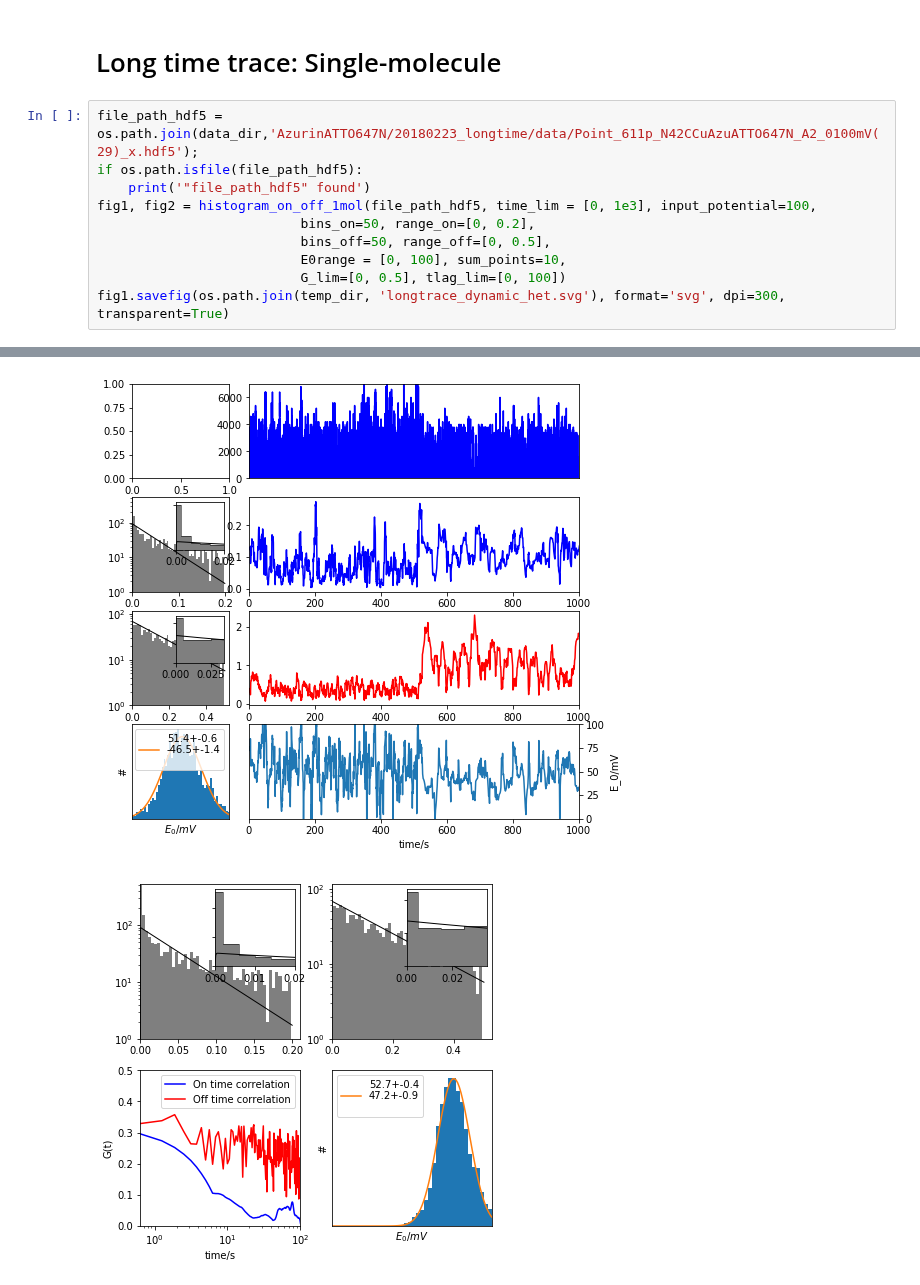
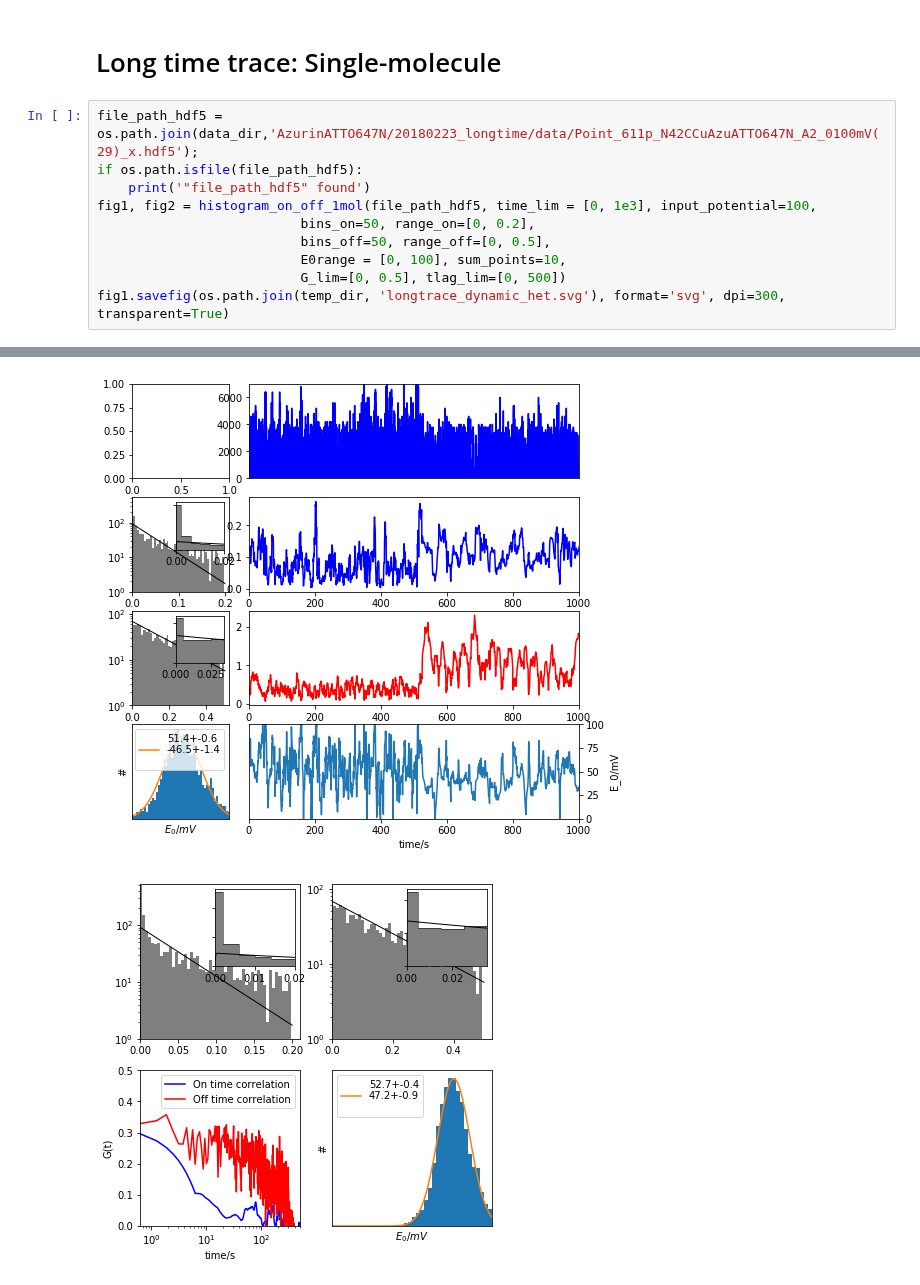
Before and after one commit to biswajitSM/Azurin_SM_repo, a Jupyter notebook: Manuscript/Figure_AT647N/Figure_AzATTO647N.ipynb, the cells around one changed output, grey strips where cells are left out. Drawn from its saved outputs; the diff is of its cells as text.

```diff
--- a/Manuscript/Figure_AT647N/Figure_AzATTO647N.ipynb
+++ b/Manuscript/Figure_AT647N/Figure_AzATTO647N.ipynb
@@ -395,22 +395,22 @@ plt.savefig(os.path.join(temp_dir, 't_ratio_vs_V_diff_time.svg'), format='svg',
 # %%
 file_path_hdf5 = os.path.join(data_dir,'AzurinATTO647N/20180223_longtime/data/Point_611p_N42CCuAzuATTO647N_A2_0100mV(29)_x.hdf5');
 if os.path.isfile(file_path_hdf5):
     print('"file_path_hdf5" found')
 fig1, fig2 = histogram_on_off_1mol(file_path_hdf5, time_lim = [0, 1e3], input_potential=100,
                           bins_on=50, range_on=[0, 0.2],
                           bins_off=50, range_off=[0, 0.5],
                           E0range = [0, 100], sum_points=10,
-                          G_lim=[0, 0.5], tlag_lim=[0, 100])
+                          G_lim=[0, 0.5], tlag_lim=[0, 500])
 fig1.savefig(os.path.join(temp_dir, 'longtrace_dynamic_het.svg'), format='svg', dpi=300, transparent=True)
 # %% [output]
 "file_path_hdf5" found
 k1:9552.4667926
 [  9.55246679e+03   1.97339282e+01   4.59696971e+00]
 k1:15824718.8413
 [  1.58247188e+07   4.95647914e+00   1.37326861e+01]
 k1:9552.4667926
 [  9.55246679e+03   1.97339282e+01   4.59696971e+00]
 k1:15824718.8413
 [  1.58247188e+07   4.95647914e+00   1.37326861e+01]
 [figure]
-[figure, old version]
+[figure, new version]
```
Also changed, not shown: 26 other files.
